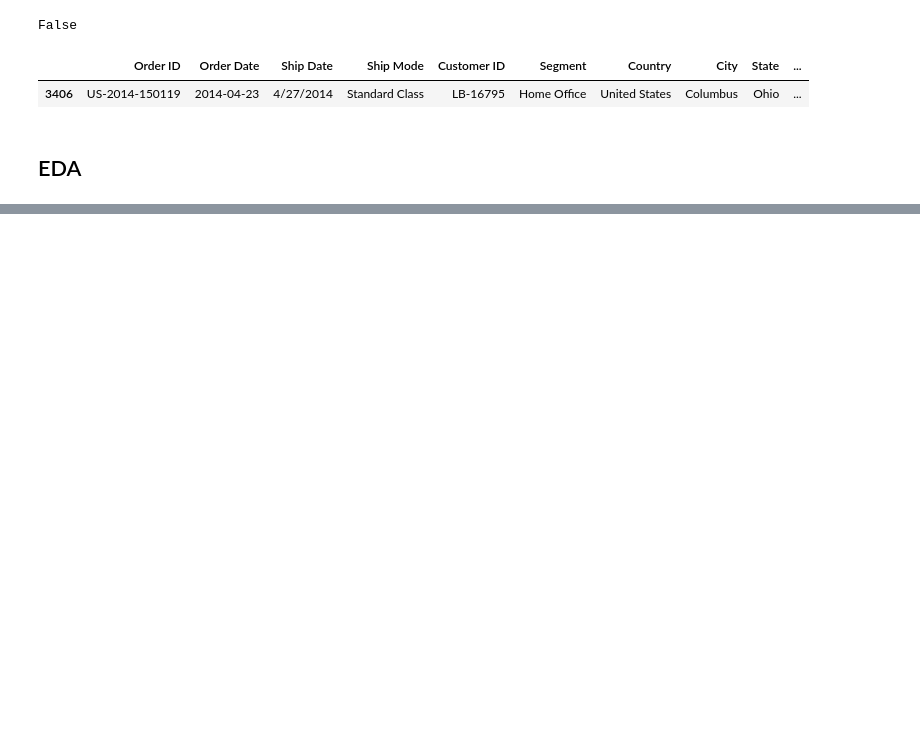
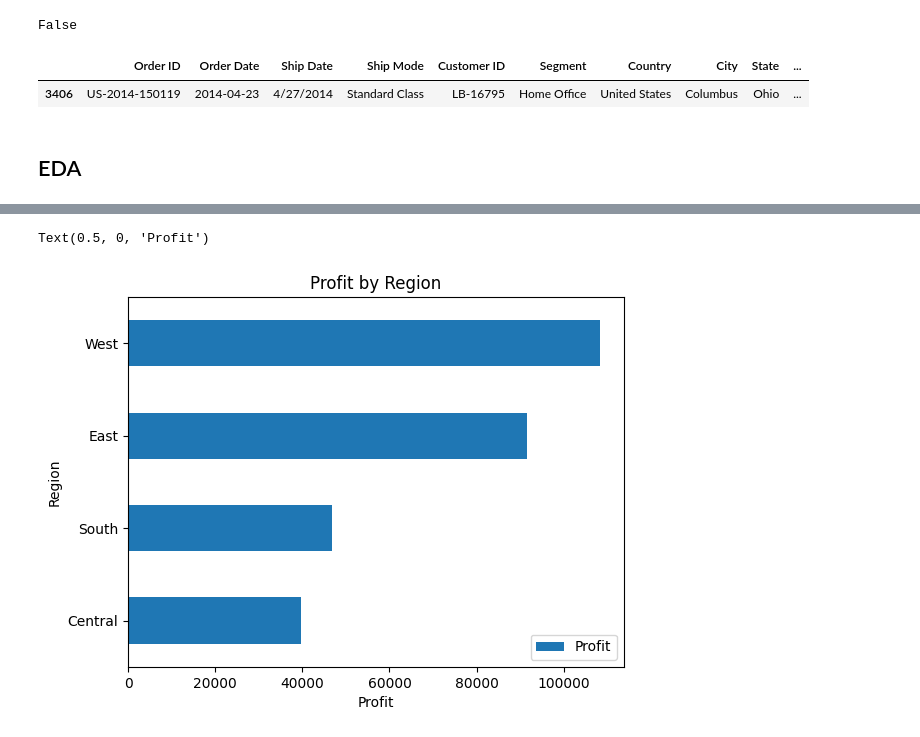
Before and after one commit to jhwong97/wqd7001-superstore-analysis-project, a Jupyter notebook: eda_Wing.ipynb, the cells around one changed output, grey strips where cells are left out. Drawn from its saved outputs; the diff is of its cells as text; code cells hidden in the pictures; blank space fills up the shorter version.

```diff
--- a/eda_Wing.ipynb
+++ b/eda_Wing.ipynb
@@ -152,0 +168,11 @@ df = df.drop_duplicates()
+# %%
+#Which region are performing the best/worst?
+df_region_profit = df.copy()
+df_region_profit['Region'] = df_region_profit['Region'].astype(str)
+df_region_profit = df_region_profit.groupby('Region', as_index=False)['Profit'].sum()
+df_region_profit = df_region_profit.sort_values(by='Profit', ascending=True)
+df_region_profit.plot(kind='barh',title='Profit by Region', x = 'Region', y='Profit')
+plt.xlabel('Profit')
+# %% [output]
+Text(0.5, 0, 'Profit')
+[figure, added]
```
Also changed, not shown: parts of 12 cells of this notebook, 1 other file.
